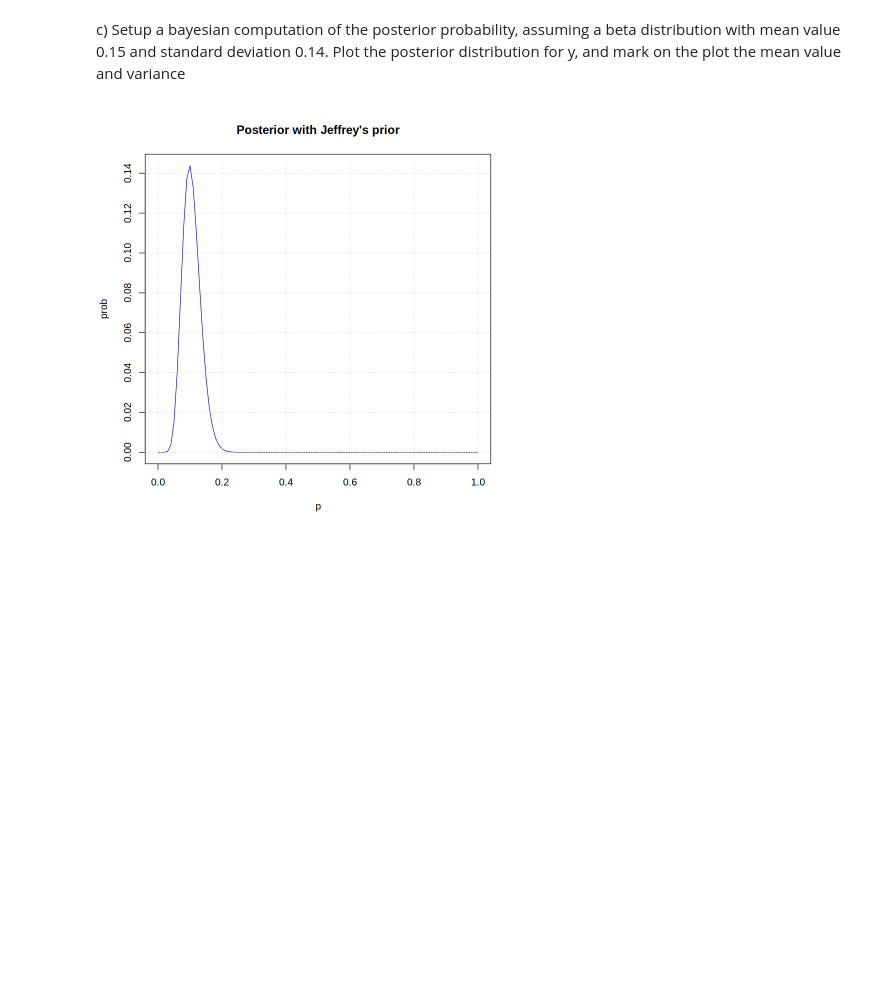
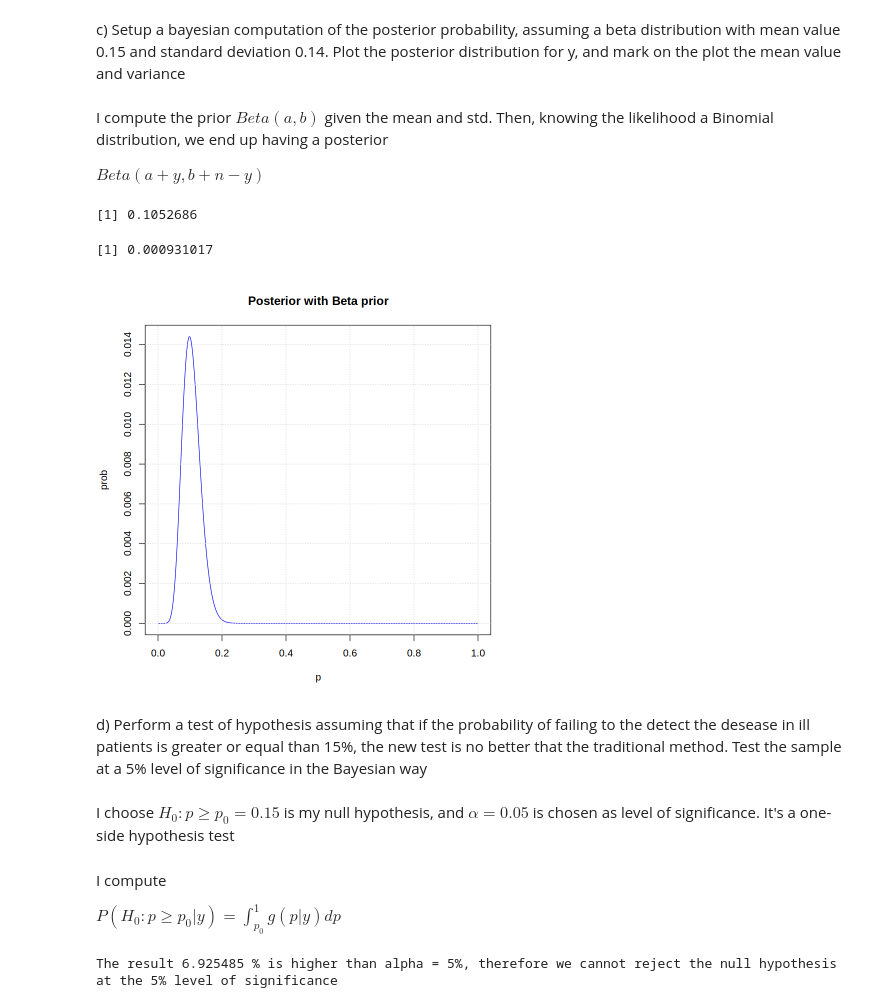
Before and after one commit to sdracia/Advances-Statistics-For-Physics-Analysis, a Jupyter notebook: hw4.ipynb, the cells around one changed output. Drawn from its saved outputs; the diff is of its cells as text; code cells hidden in the pictures; blank space fills up the shorter version.

```diff
--- a/hw4.ipynb
+++ b/hw4.ipynb
@@ -77,27 +77,36 @@ mean_freq <- 6/75
 var_freq <- (p*(1-p))/n
 # %% [markdown]
 c) Setup a bayesian computation of the posterior probability, assuming a beta distribution with mean value 0.15 and standard deviation 0.14. Plot the posterior distribution for y, and mark on the plot the mean value and variance
+# %% [markdown]
+I compute the prior $Beta(a,b)$ given the mean and std. Then, knowing the likelihood a Binomial distribution, we end up having a posterior
+
+$Beta(a + y, b + n - y)$
 # %%
 m <- 0.15
 std <- 0.14
 
 a <- ((1/m) - 1) * (m**2) / (std**2) - m
 b <- a *((1/m) - 1)
 
 a_prime <- a + y
 b_prime <- b + n - y
 
-p <- seq(0, 1, 0.01)
+p <- seq(0, 1, 0.001)
 beta_post <- dbeta(p, a_prime, b_prime)
 
 beta_post <- beta_post / sum(beta_post)
 
 p_freq <- y/n
 
 mean_bayes <- a_prime/(a_prime + b_prime)
 variance_bayes <- (1/(n+2))**2 * n * p_freq * (1-p_freq)
 
-plot(p, beta_post, type = "l", col = "blue", xlab = "p", ylab = "prob", main = "Posterior with Jeffrey's prior")
+mean_bayes
+variance_bayes
+
+plot(p, beta_post, type = "l", col = "blue", xlab = "p", ylab = "prob", main = "Posterior with Beta prior")
 grid()
 # %% [output]
+[1] 0.1052686
+[1] 0.000931017
-[figure, old version]
+[figure, new version]
@@ -103,0 +115,18 @@ grid()
+# %% [markdown]
+d) Perform a test of hypothesis assuming that if the probability of failing to the detect the desease in ill patients is greater or equal than 15%, the new test is no better that the traditional method. Test the sample at a 5% level of significance in the Bayesian way
+# %% [markdown]
+I choose $H_0: p \geq p_0 = 0.15$ is my null hypothesis, and $\alpha = 0.05$ is chosen as level of significance. It's a one-side hypothesis test
+# %% [markdown]
+I compute
+
+$
+P(H_0 : p \geq p_0 | y) = \int_{p_0}^{1} g(p|y) dp
+$
+# %%
+index_p0 <- which(p == 0.15)
+
+sum_from_index_bay <- sum(beta_post[index_p0:length(beta_post)])
+
+cat("The result", sum_from_index_bay * 100, "% is higher than alpha = 5%, therefore we cannot reject the null hypothesis at the 5% level of significance")
+# %% [output]
+The result 6.925485 % is higher than alpha = 5%, therefore we cannot reject the null hypothesis at the 5% level of significance
```
Also changed, not shown: parts of 7 cells of this notebook.
